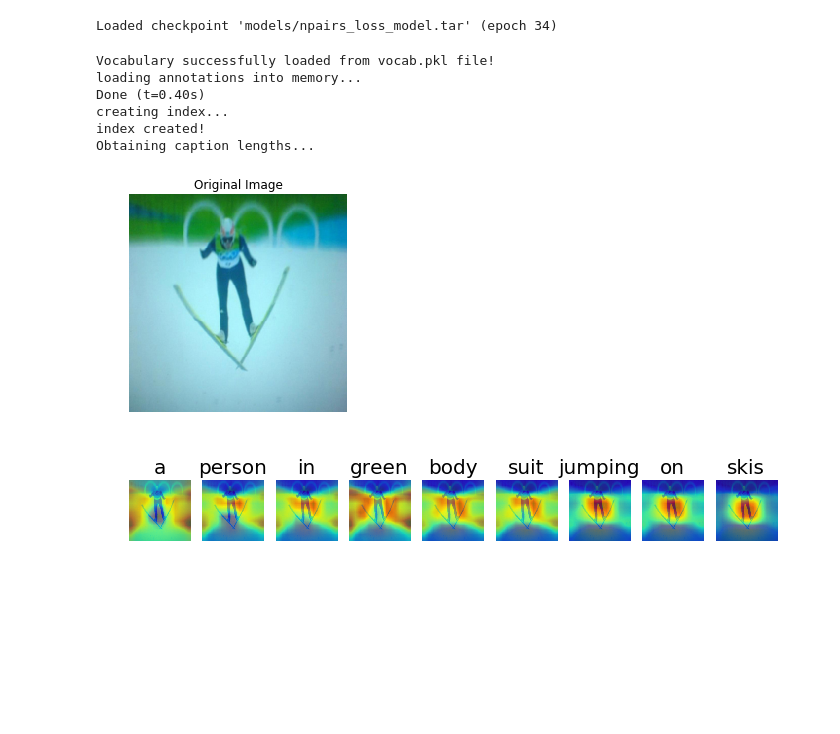
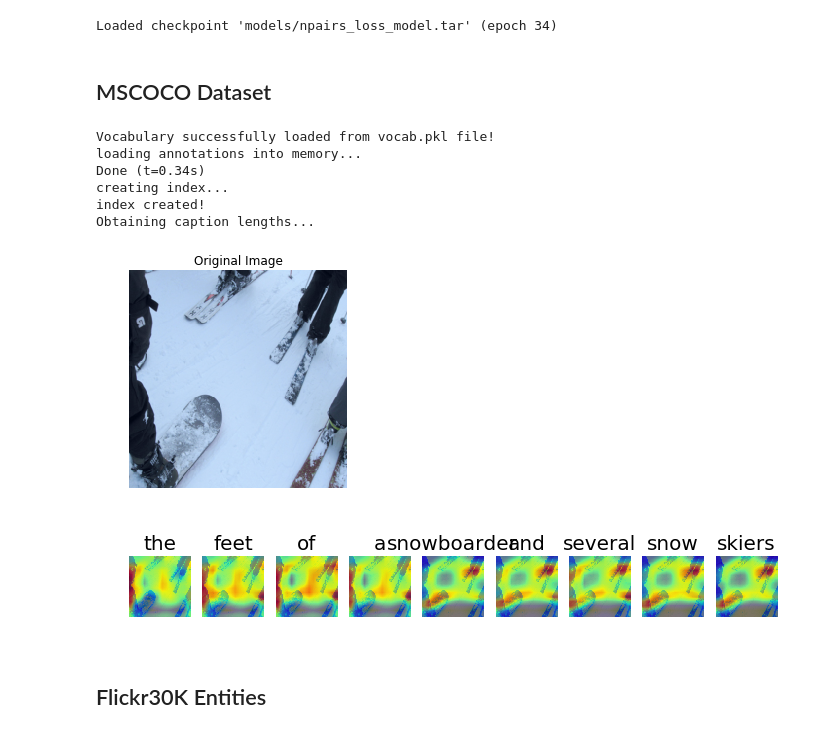
Before and after one commit to shashank3959/CS838_Project, a Jupyter notebook: code/main.ipynb, the cells around one changed output. Cells and saved outputs as stored; diff of their text form; code cells hidden in the pictures; blank space fills up the shorter version.

```diff
--- a/code/main.ipynb
+++ b/code/main.ipynb
@@ -18,26 +15,30 @@ model_name = 'models/npairs_loss_model.tar'
 image_model, caption_model = load_model(model_path = model_name)
 # %% [output]
 Loaded checkpoint 'models/npairs_loss_model.tar' (epoch 34)
+# %% [markdown]
+## MSCOCO Dataset
 # %%
 # Load a batch of triplet of data
 
-batch_size = 50
-image_tensor, caption_glove_tensor, caption_list = get_data(batch_size)
+batch_size = 5
+image_tensor, caption_glove_tensor, caption_list = get_data(batch_size, dataset = 'mscoco')
 # %% [output]
 Vocabulary successfully loaded from vocab.pkl file!
 loading annotations into memory...
-Done (t=0.40s)
+Done (t=0.34s)
 creating index...
 index created!
 Obtaining caption lengths...
 # %%
 matchmaps = gen_matchmap(image_model, caption_model, image_tensor, caption_glove_tensor)
 # %%
-index = 6
+index = 3
 name = str(index)
 color_img, bw_img, mask_list, caption = gen_masks(matchmaps, image_tensor,
                                                  caption_list, index)
 gen_results(color_img, bw_img, mask_list, caption, name = name, save_flag=False)
 # %% [output]
-[figure, old version]
+[figure, new version]
-[figure, old version]
+[figure, new version]
+# %% [markdown]
+## Flickr30K Entities
```
Also changed, not shown: parts of 4 cells of this notebook, 2 other files.
